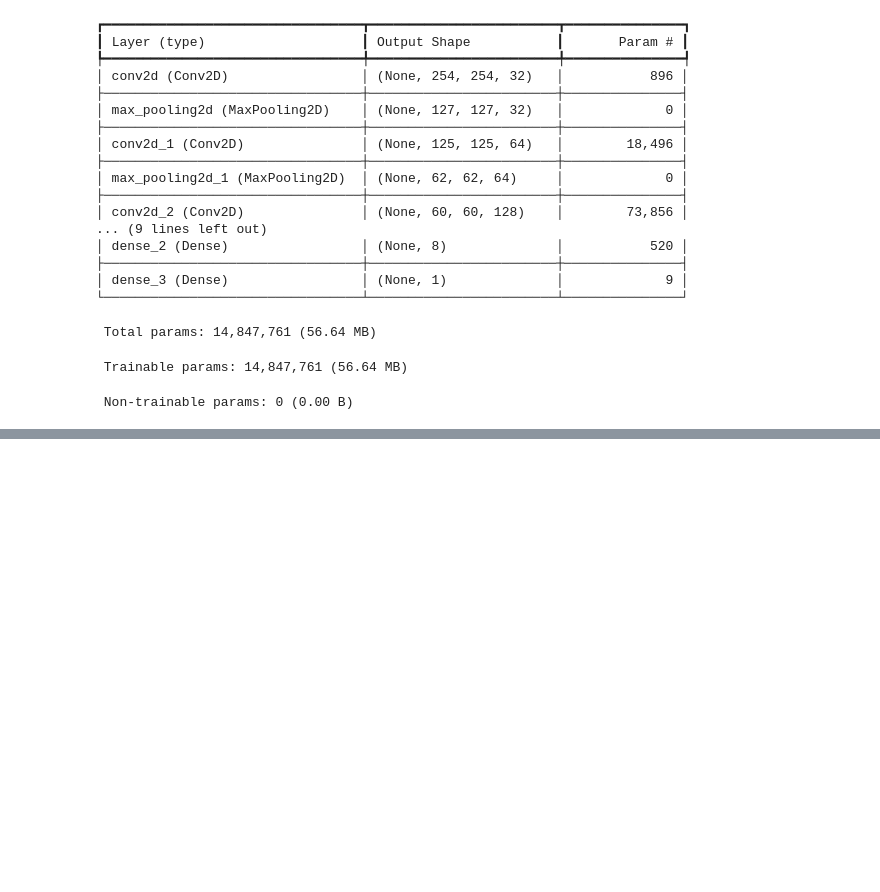
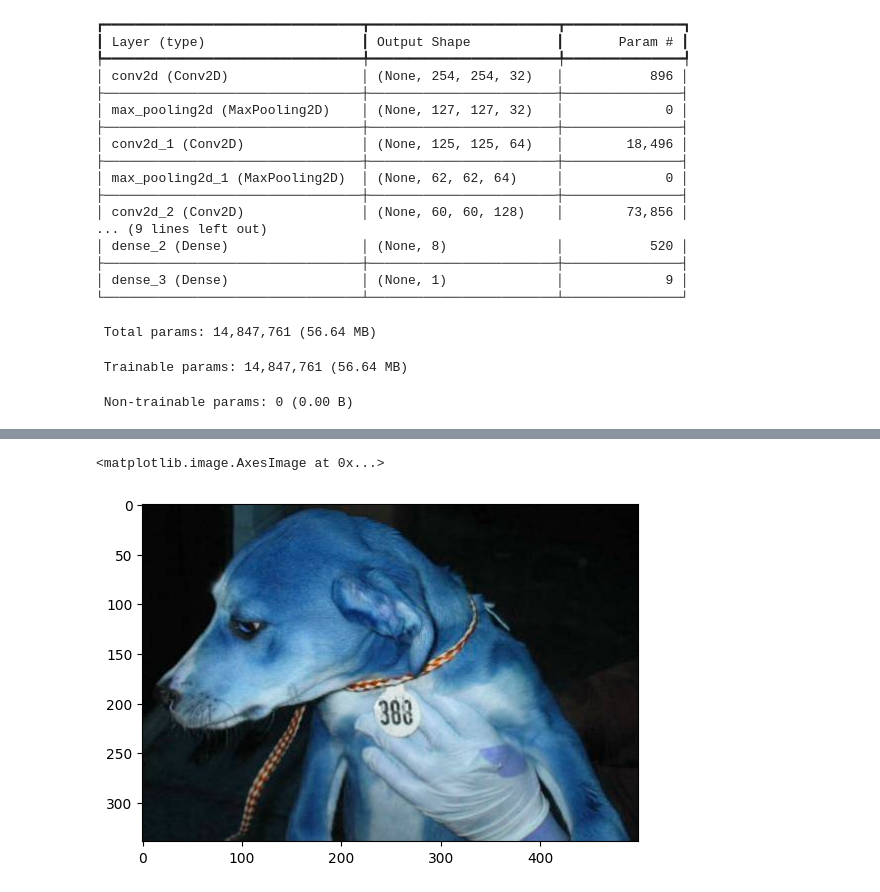
Before and after one commit to AISHIK1/Image-Classifiers, a Jupyter notebook: dog-vs-cat-calssifier.ipynb, the cells around one changed output, grey strips where cells are left out. Saved outputs shown, nothing was run; the diff lists cells and outputs as text; code cells hidden in the pictures; blank space fills up the shorter version.

```diff
--- a/dog-vs-cat-calssifier.ipynb
+++ b/dog-vs-cat-calssifier.ipynb
@@ -138,0 +176,2 @@ import pandas as np
+# %%
+img=cv2.imread('/content/data/catsvsdogs/test/dogs/dog.10006.jpg')
@@ -138,0 +182,5 @@ import pandas as np
+# %%
+plt.imshow(img)
+# %% [output]
+<matplotlib.image.AxesImage at 0x...>
+[figure, added]
```
Also changed, not shown: parts of 24 cells of this notebook.
